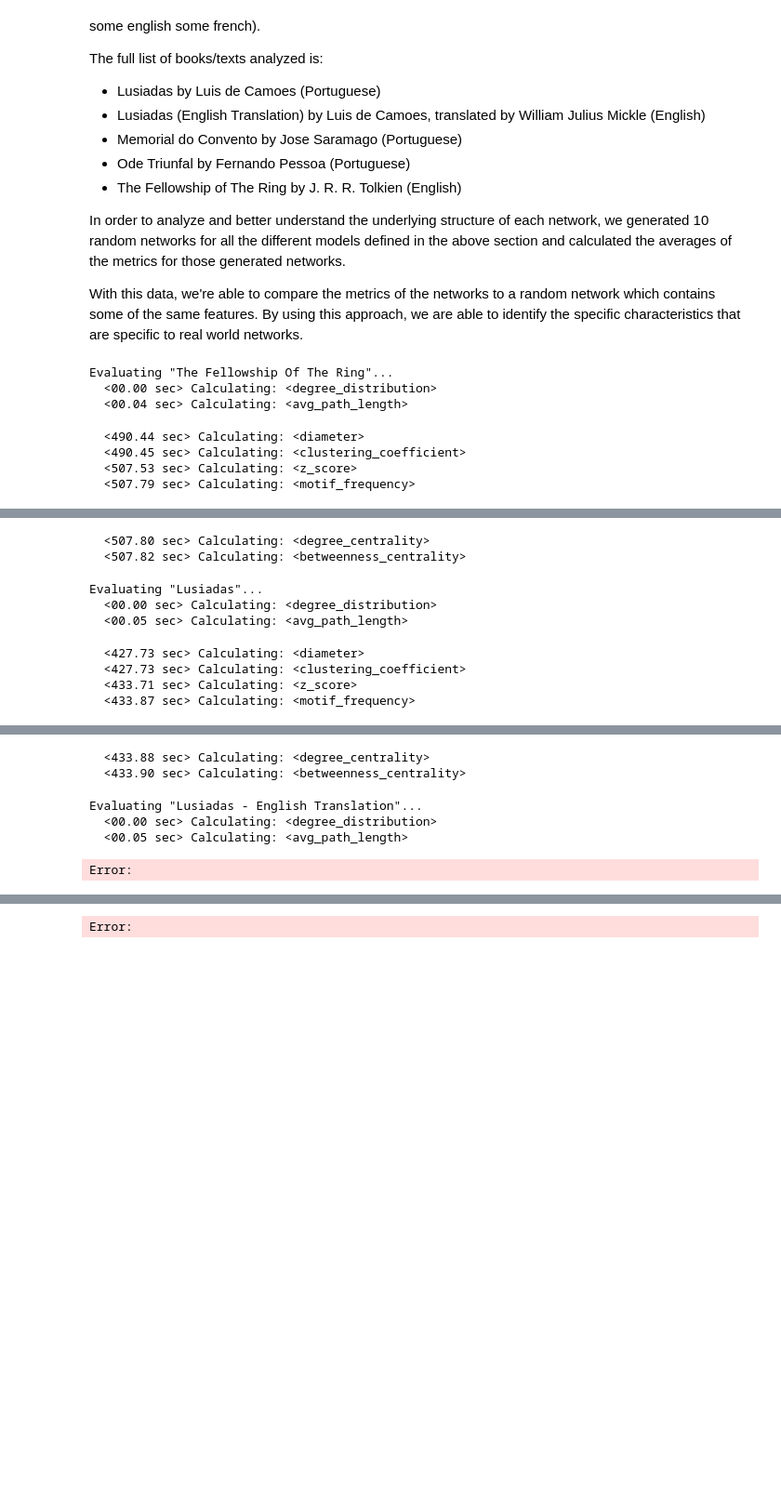
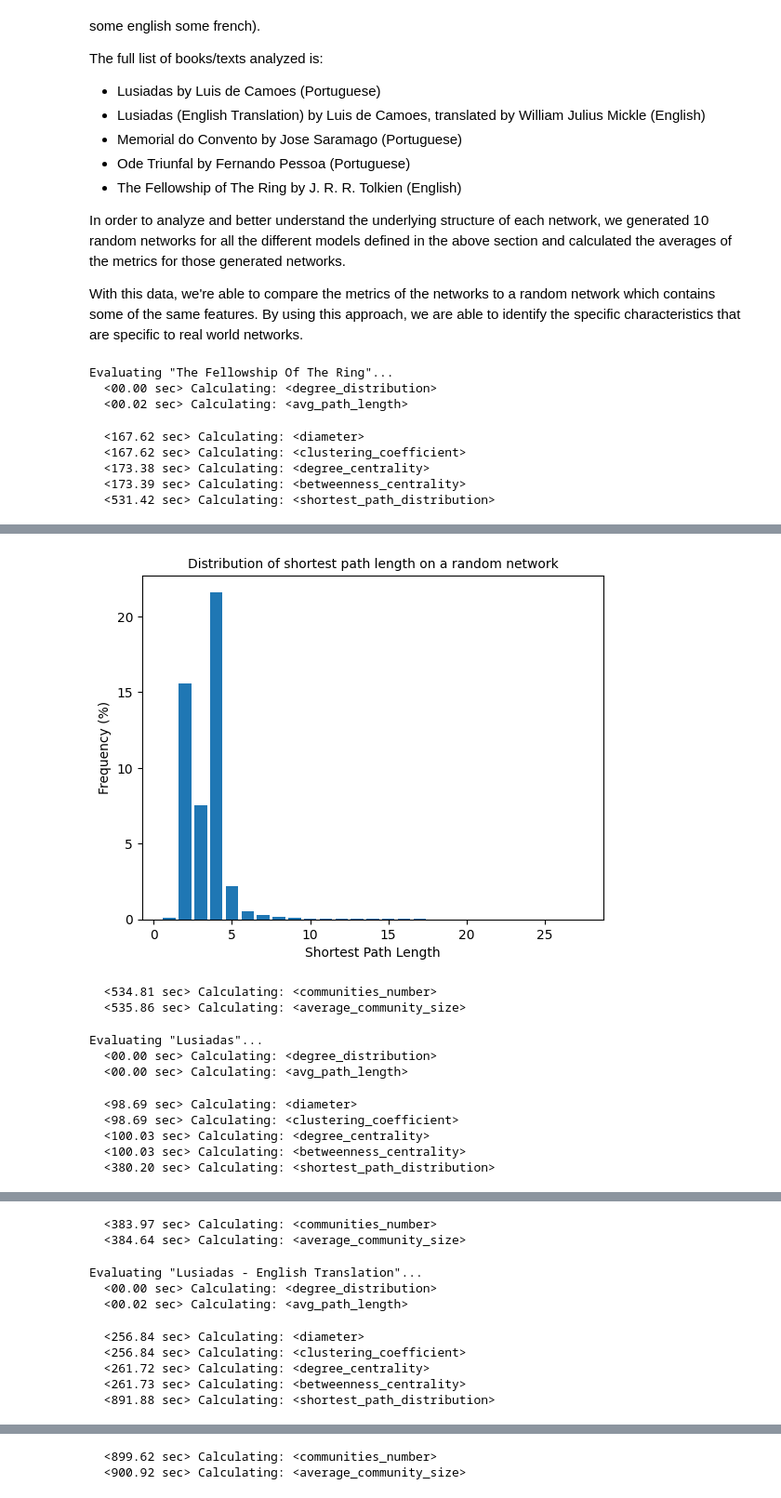
Before and after one commit to haylibi/network_science-word_analysis, a Jupyter notebook: notebook.ipynb, the cells around one changed output, grey strips where cells are left out. Shown: that part at 93% size. Saved outputs shown, nothing was run; the diff lists cells and outputs as text; code cells hidden in the pictures; blank space fills up the shorter version.

```diff
--- a/notebook.ipynb
+++ b/notebook.ipynb
@@ -367,8 +351,8 @@ evaluations=[
     'avg_path_length',
     'diameter',
     'clustering_coefficient',
-    'z_score',
-    'motif_frequency',
+    # 'z_score',
+    # 'motif_frequency',
     'degree_centrality',
     'betweenness_centrality',
     'shortest_path_distribution',
@@ -389,7 +373,7 @@ random_nets_evals = [
 SAMPLE_RATIO = 0.2
 NUM_OF_RAND_NETWORKS = 100
 # %%
-with open('./data/books_metadata.json', 'r') as f:
+with open('./data/books_metadata.json', 'rb') as f:
     books = json.load(f)
 
 
@@ -456,8 +440,9 @@ display(HTML(df.to_html(index=False).replace('&lt;', '<').replace('&gt;', '>')))
 # %% [output]
 Evaluating "The Fellowship Of The Ring"...
   <00.00 sec> Calculating: <degree_distribution>
-  <00.04 sec> Calculating: <avg_path_length>
+  <00.02 sec> Calculating: <avg_path_length>
-  <490.44 sec> Calculating: <diameter>
-  <490.45 sec> Calculating: <clustering_coefficient>
-  <507.53 sec> Calculating: <z_score>
-  <507.79 sec> Calculating: <motif_frequency>
+  <167.62 sec> Calculating: <diameter>
+  <167.62 sec> Calculating: <clustering_coefficient>
+  <173.38 sec> Calculating: <degree_centrality>
+  <173.39 sec> Calculating: <betweenness_centrality>
+  <531.42 sec> Calculating: <shortest_path_distribution>
@@ -465,9 +449,11 @@ Evaluating "The Fellowship Of The Ring"...
+[figure, added]
-  <507.80 sec> Calculating: <degree_centrality>
-  <507.82 sec> Calculating: <betweenness_centrality>
+  <534.81 sec> Calculating: <communities_number>
+  <535.86 sec> Calculating: <average_community_size>
 Evaluating "Lusiadas"...
   <00.00 sec> Calculating: <degree_distribution>
-  <00.05 sec> Calculating: <avg_path_length>
+  <00.00 sec> Calculating: <avg_path_length>
-  <427.73 sec> Calculating: <diameter>
-  <427.73 sec> Calculating: <clustering_coefficient>
-  <433.71 sec> Calculating: <z_score>
-  <433.87 sec> Calculating: <motif_frequency>
+  <98.69 sec> Calculating: <diameter>
+  <98.69 sec> Calculating: <clustering_coefficient>
+  <100.03 sec> Calculating: <degree_centrality>
+  <100.03 sec> Calculating: <betweenness_centrality>
+  <380.20 sec> Calculating: <shortest_path_distribution>
@@ -475,6 +461,10 @@ Evaluating "Lusiadas"...
-  <433.88 sec> Calculating: <degree_centrality>
-  <433.90 sec> Calculating: <betweenness_centrality>
+  <383.97 sec> Calculating: <communities_number>
+  <384.64 sec> Calculating: <average_community_size>
 Evaluating "Lusiadas - English Translation"...
   <00.00 sec> Calculating: <degree_distribution>
-  <00.05 sec> Calculating: <avg_path_length>
+  <00.02 sec> Calculating: <avg_path_length>
-Error:
+  <256.84 sec> Calculating: <diameter>
+  <256.84 sec> Calculating: <clustering_coefficient>
+  <261.72 sec> Calculating: <degree_centrality>
+  <261.73 sec> Calculating: <betweenness_centrality>
+  <891.88 sec> Calculating: <shortest_path_distribution>
@@ -481 +472,2 @@ Error:
-Error:
+  <899.62 sec> Calculating: <communities_number>
+  <900.92 sec> Calculating: <average_community_size>
```
Also changed, not shown: parts of 6 cells of this notebook, 3 other files.
